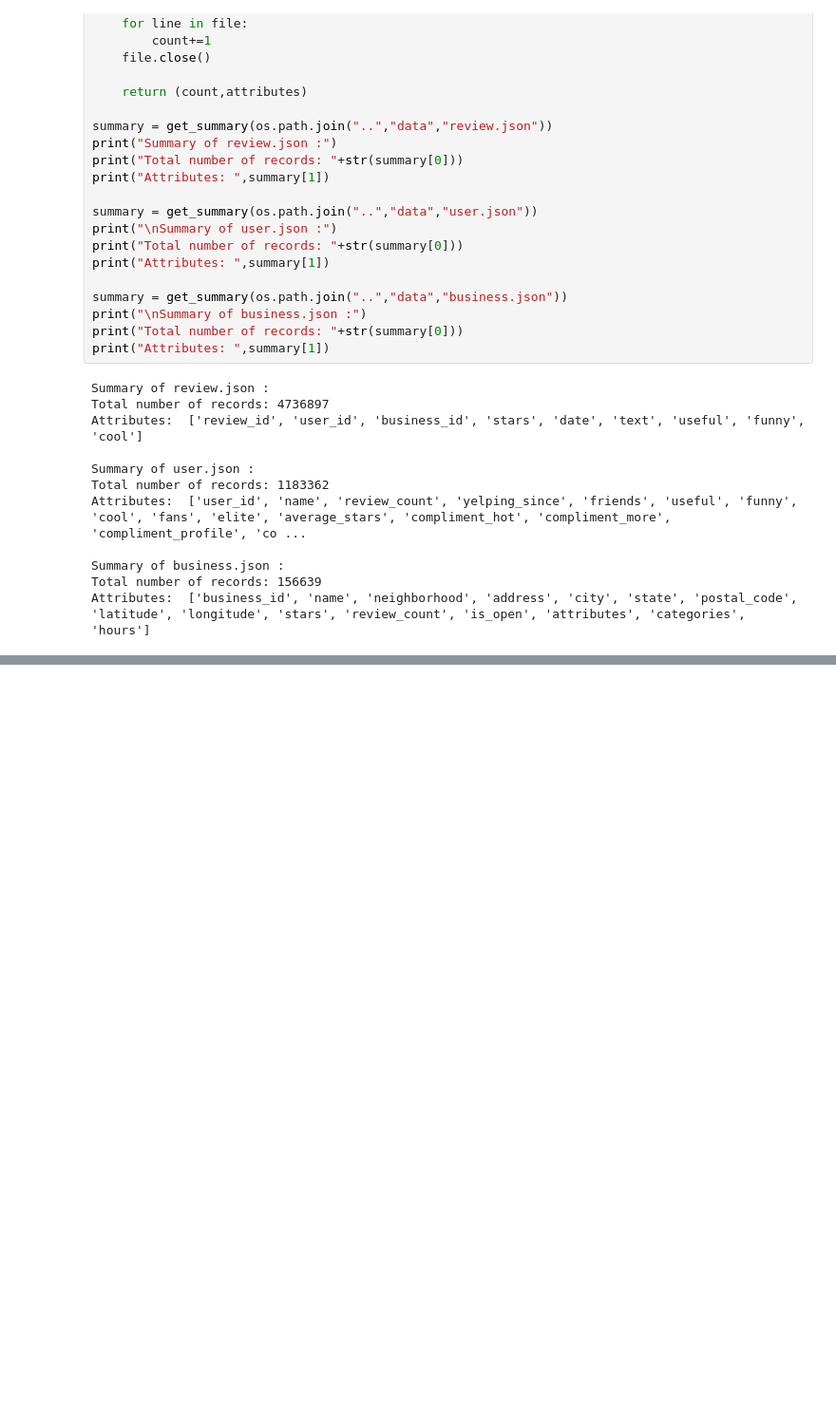
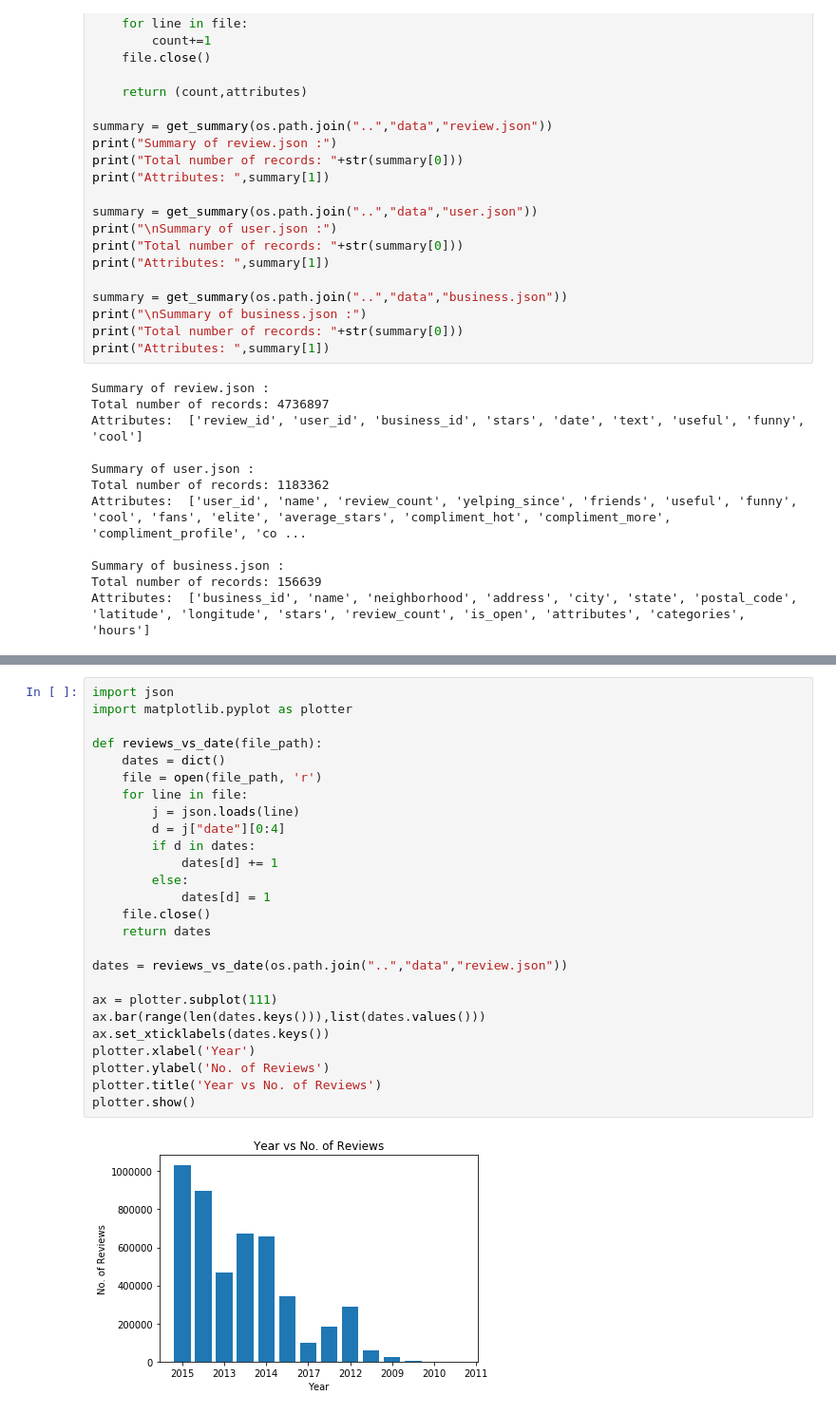
Before and after one commit to pradhanmanva/yelp_challenge, a Jupyter notebook: YelpChallengeNB.ipynb, the cells around one changed output, grey strips where cells are left out. Shown: that part at 95% size. Cells and saved outputs as stored; diff of their text form; blank space fills up the shorter version.

```diff
--- a/YelpChallengeNB.ipynb
+++ b/YelpChallengeNB.ipynb
@@ -183,0 +253,28 @@ Attributes:  ['business_id', 'name', 'neighborhood', 'address', 'city', 'state',
+# %%
+import json
+import matplotlib.pyplot as plotter
+
+def reviews_vs_date(file_path):
+    dates = dict()
+    file = open(file_path, 'r')
+    for line in file:
+        j = json.loads(line)
+        d = j["date"][0:4]
+        if d in dates:
+            dates[d] += 1
+        else:
+            dates[d] = 1
+    file.close()
+    return dates
+
+dates = reviews_vs_date(os.path.join("..","data","review.json"))
+
+ax = plotter.subplot(111)
+ax.bar(range(len(dates.keys())),list(dates.values()))
+ax.set_xticklabels(dates.keys())
+plotter.xlabel('Year')
+plotter.ylabel('No. of Reviews')
+plotter.title('Year vs No. of Reviews')
+plotter.show()
+# %% [output]
+[figure, added]
```
Also changed, not shown: parts of 6 cells of this notebook.
